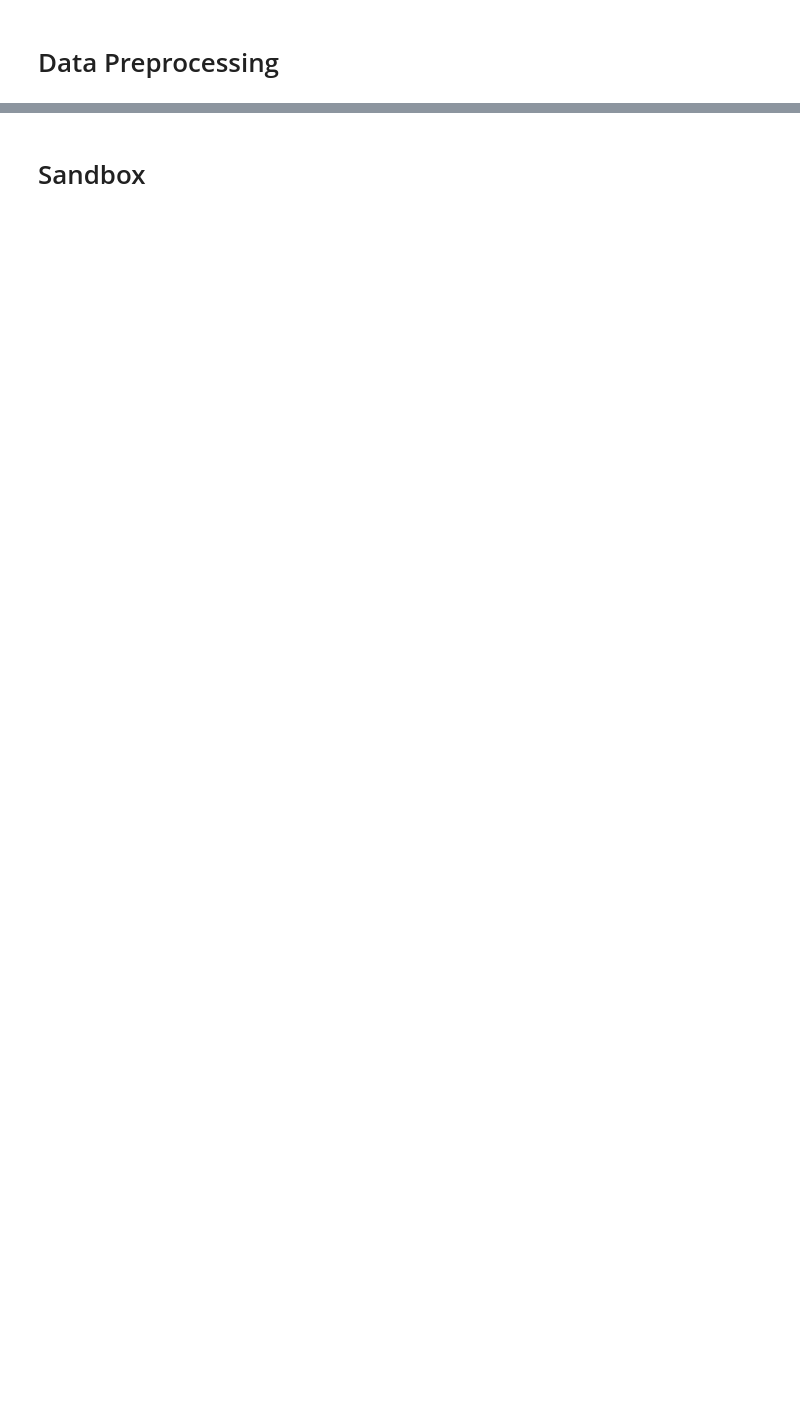
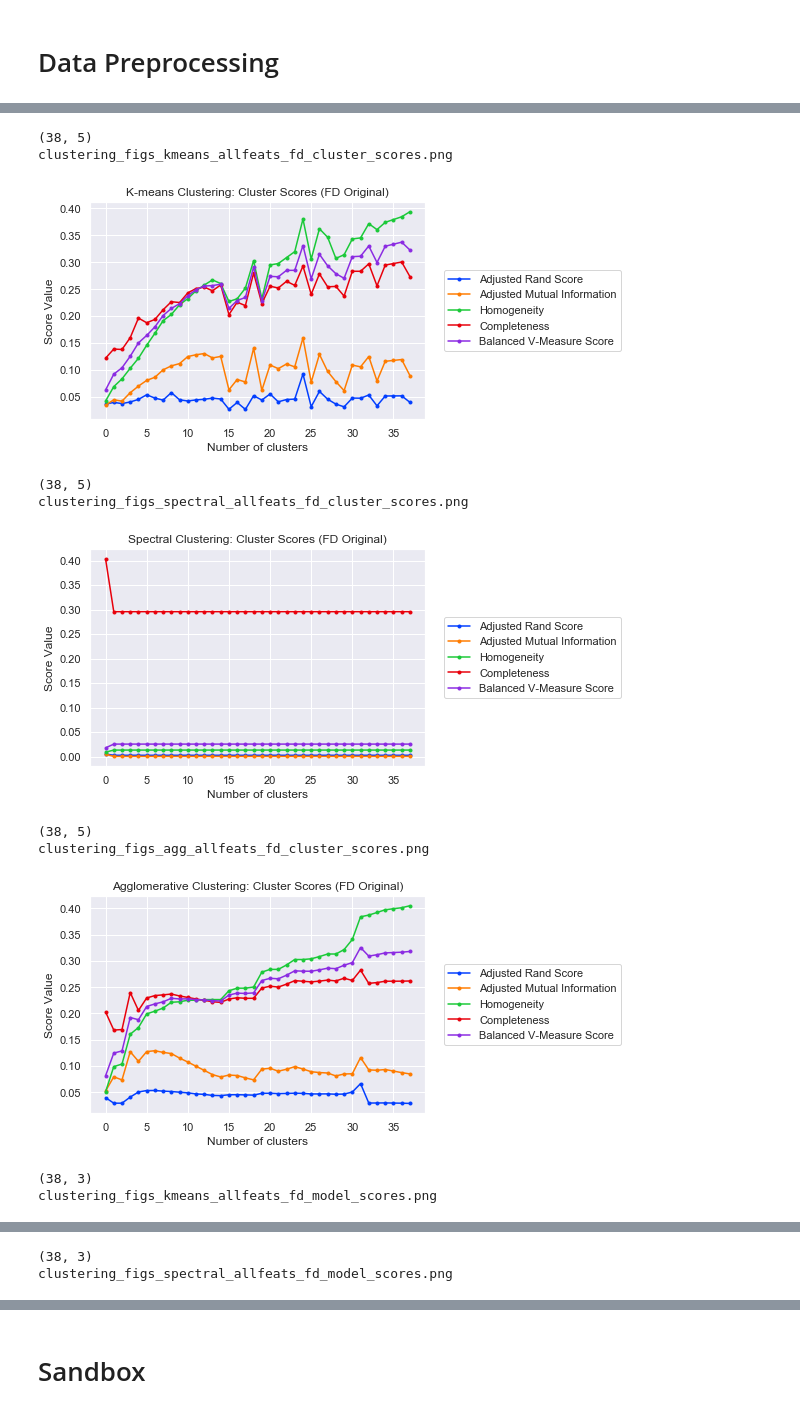
Before and after one commit to jmschabdach/markov-movement-correction, a Jupyter notebook: ml_code/ML.ipynb, the cells around one changed output, grey strips where cells are left out. Cells and saved outputs as stored; diff of their text form; code cells hidden in the pictures; blank space fills up the shorter version.

Commit message:
finished clustering analysis v0

```diff
--- a/ml_code/ML.ipynb
+++ b/ml_code/ML.ipynb
@@ -155,4 +145,7 @@ Total image sequences:     219
 # Generate a dictionary for mapping sites to numbers
 siteDict = {site:list(set(sorted(siteClasses))).index(site) for site in list(set(sorted(siteClasses)))}
 print(siteDict)
+
+# Map the site strings to numbers
+classSiteNum = [siteDict[site] for site in siteClasses]
 # %% [output]
@@ -176,5 +169,8 @@ scannerDict = {
 # 1 - Simens Multiband (Boston, CHoP, Emory, MUSC, New York, Pittsburgh, Utah, Wisconsin) - 470 volumes
 # 3 - Philips Multiband (CHLA, CCHMC/Cincinnati, Michigan) - 380 volumes
 # 2 - Siemens Single Band (Duke) - 150 volumes
+
+# Map the site strings to numbers
+classScannerNum = [scannerDict[site] for site in siteClasses]
 # %% [markdown]
 # Data Preprocessing
@@ -340,0 +190,9 @@ def generateNN(): # lstm neural network
+# %%
+# Convert arrays to dataframes for cleaning
+df_fd_dag = data_proc.convertArrayToDataFrame(fd_dag, subjId)
+df_dvars_dag = data_proc.convertArrayToDataFrame(dvars_dag, subjId)
+df_fd_bold = data_proc.convertArrayToDataFrame(fd_bold, subjId)
+df_dvars_bold = data_proc.convertArrayToDataFrame(dvars_bold, subjId)
+df_classes = data_proc.convertArrayToDataFrame({"Site":siteClasses, "SiteNum":classSiteNum, "ScannerNum":classScannerNum},
+                                               subjId)
+print(df_fd_dag.shape)
@@ -340,0 +201,7 @@ def generateNN(): # lstm neural network
+# %%
+highMotion = data_proc.identifyOutliers(df_fd_dag)
+highMotion.extend(data_proc.identifyOutliers(df_dvars_dag))
+highMotion = list(set(highMotion))
+print("Number of high motion:",len(highMotion))
+print("Total images:         ", df_fd_dag.shape[0])
+print("Remaining images:     ", df_fd_dag.shape[0] - len(highMotion))
@@ -340,0 +315,14 @@ def generateNN(): # lstm neural network
+# %%
+performUnsupervisedKAnalysis(df_fd_dag.values, df_classes["SiteNum"].values, titleFeats="FD Original", fnFeats="allfeats_fd")
+# %% [output]
+(38, 5)
+clustering_figs_kmeans_allfeats_fd_cluster_scores.png
+[figure, added]
+(38, 5)
+clustering_figs_spectral_allfeats_fd_cluster_scores.png
+[figure, added]
+(38, 5)
+clustering_figs_agg_allfeats_fd_cluster_scores.png
+[figure, added]
+(38, 3)
+clustering_figs_kmeans_allfeats_fd_model_scores.png
@@ -340,0 +330,2 @@ def generateNN(): # lstm neural network
+(38, 3)
+clustering_figs_spectral_allfeats_fd_model_scores.png
```
Also changed, not shown: parts of 63 cells of this notebook, 1 other file.
